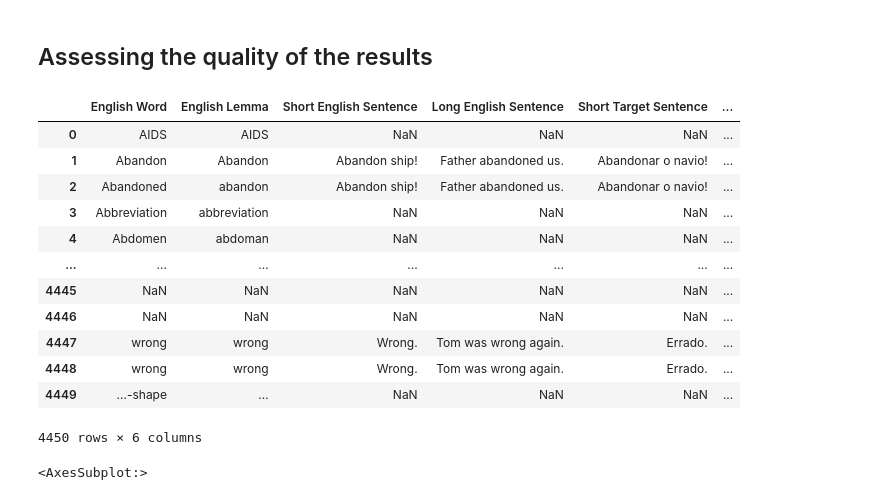
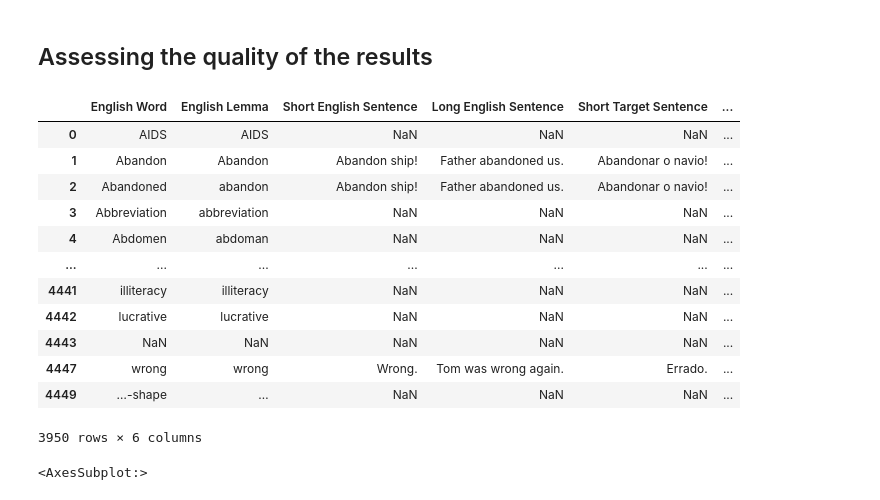
Before and after one commit to hugolpz/WeSpeaxExos, a Jupyter notebook: common/generation/tatoebaExerciseGeneration.ipynb, the cells around one changed output. Drawn from its saved outputs; the diff is of its cells as text; code cells hidden in the pictures.

```diff
--- a/common/generation/tatoebaExerciseGeneration.ipynb
+++ b/common/generation/tatoebaExerciseGeneration.ipynb
@@ -152,22 +152,22 @@ result.to_csv("../../data/corpus/english_turkish_corpus.tsv", sep="\t", index=Fa
 # %% [markdown]
 ## Assessing the quality of the results
 # %%
-english_portuguese_corpus = pd.read_csv("../../data/corpus/english_portuguese_corpus.tsv", sep="\t")
+english_portuguese_corpus = pd.read_csv("../../data/corpus/english_portuguese_corpus.tsv", sep="\t").drop_duplicates()
 english_portuguese_corpus
 # %% [output]
 |  | English Word | English Lemma | Short English Sentence | Long English Sentence | Short Target Sentence | ... |
 | 0 | AIDS | AIDS | NaN | NaN | NaN | ... |
 | 1 | Abandon | Abandon | Abandon ship! | Father abandoned us. | Abandonar o navio! | ... |
 | 2 | Abandoned | abandon | Abandon ship! | Father abandoned us. | Abandonar o navio! | ... |
 | 3 | Abbreviation | abbreviation | NaN | NaN | NaN | ... |
 | 4 | Abdomen | abdoman | NaN | NaN | NaN | ... |
 | ... | ... | ... | ... | ... | ... | ... |
-| 4445 | NaN | NaN | NaN | NaN | NaN | ... |
-| 4446 | NaN | NaN | NaN | NaN | NaN | ... |
+| 4441 | illiteracy | illiteracy | NaN | NaN | NaN | ... |
+| 4442 | lucrative | lucrative | NaN | NaN | NaN | ... |
+| 4443 | NaN | NaN | NaN | NaN | NaN | ... |
 | 4447 | wrong | wrong | Wrong. | Tom was wrong again. | Errado. | ... |
-| 4448 | wrong | wrong | Wrong. | Tom was wrong again. | Errado. | ... |
 | 4449 | …-shape | … | NaN | NaN | NaN | ... |
-4450 rows × 6 columns
+3950 rows × 6 columns
 # %%
 msno.matrix(english_portuguese_corpus, figsize=(6, 3), fontsize=10)
 # %% [output]
```
Also changed, not shown: parts of 9 cells of this notebook, 2 other files.
